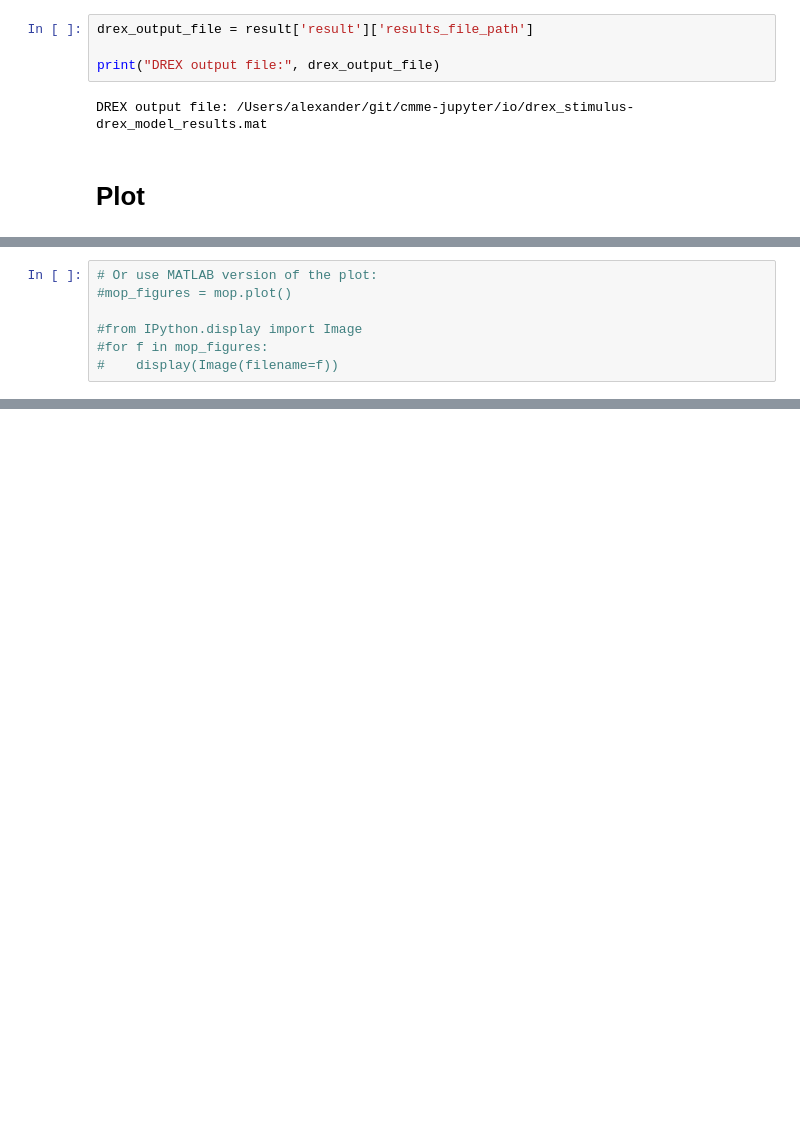
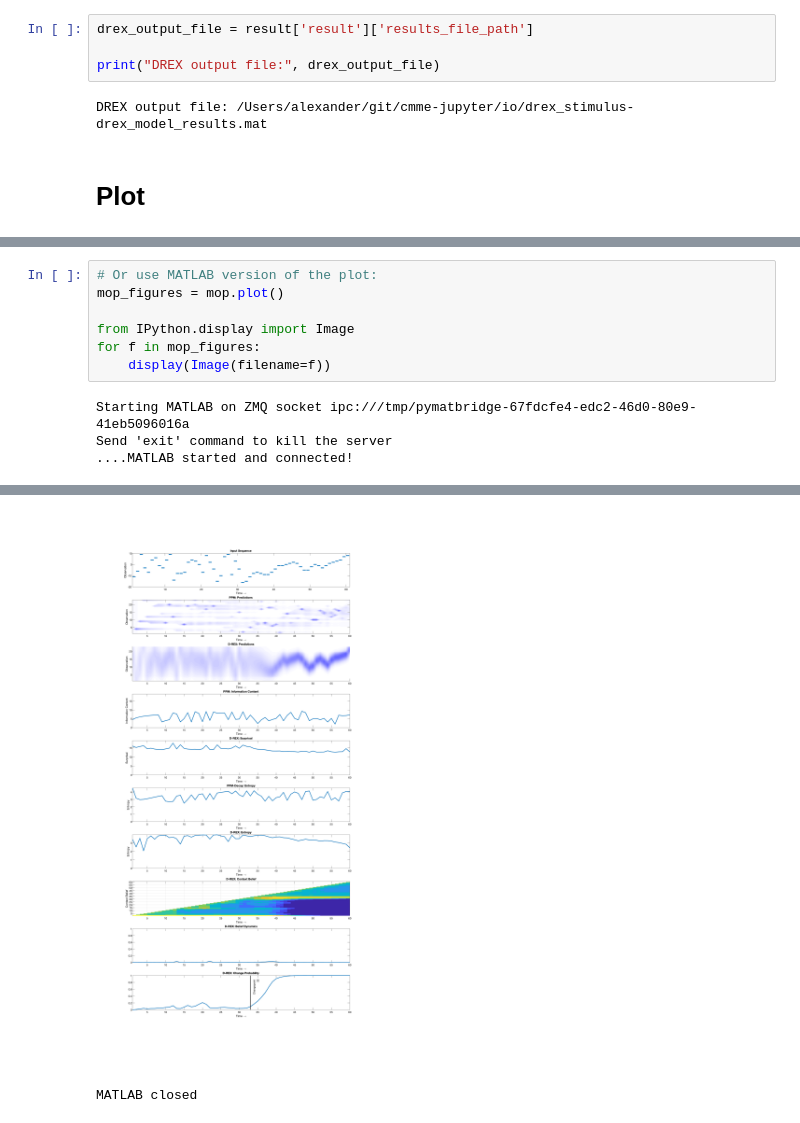
Before and after one commit to lexngu/cmme-jupyter, a Jupyter notebook: stimulus_drex.ipynb, the cells around one changed output, grey strips where cells are left out. Cells and saved outputs as stored; diff of their text form; blank space fills up the shorter version.

```diff
--- a/stimulus_drex.ipynb
+++ b/stimulus_drex.ipynb
@@ -134,8 +134,12 @@ mop_figures = mop.plot_matplotlib()
 MATLAB closed
 # %%
 # Or use MATLAB version of the plot:
-#mop_figures = mop.plot()
+mop_figures = mop.plot()
 
-#from IPython.display import Image
-#for f in mop_figures:
-#    display(Image(filename=f))
+from IPython.display import Image
+for f in mop_figures:
+    display(Image(filename=f))
+# %% [output]
+Starting MATLAB on ZMQ socket ipc:///tmp/pymatbridge-67fdcfe4-edc2-46d0-80e9-41eb5096016a
+Send 'exit' command to kill the server
+....MATLAB started and connected!
@@ -141,0 +151,2 @@ MATLAB closed
+[figure, added]
+MATLAB closed
```
Also changed, not shown: parts of 4 cells of this notebook, 1 other file.
